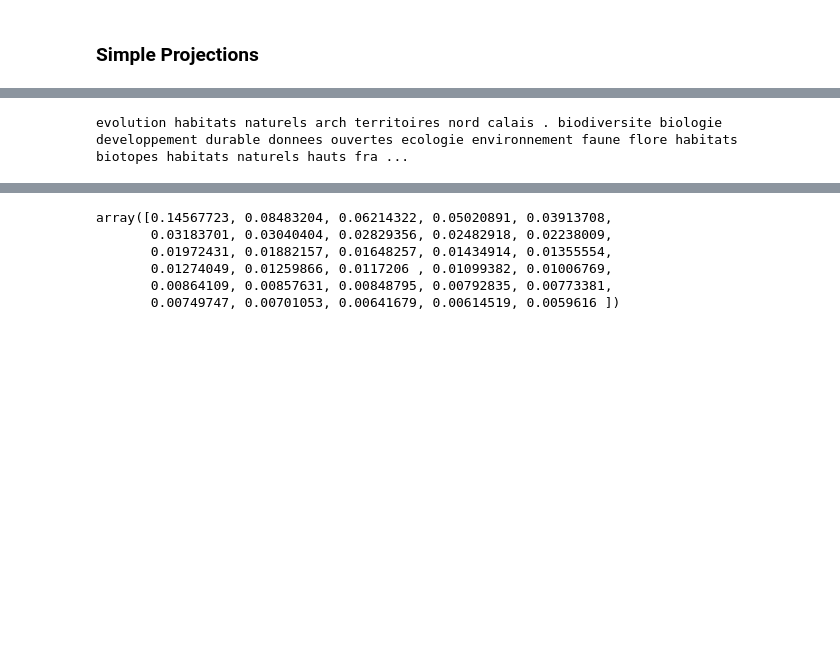
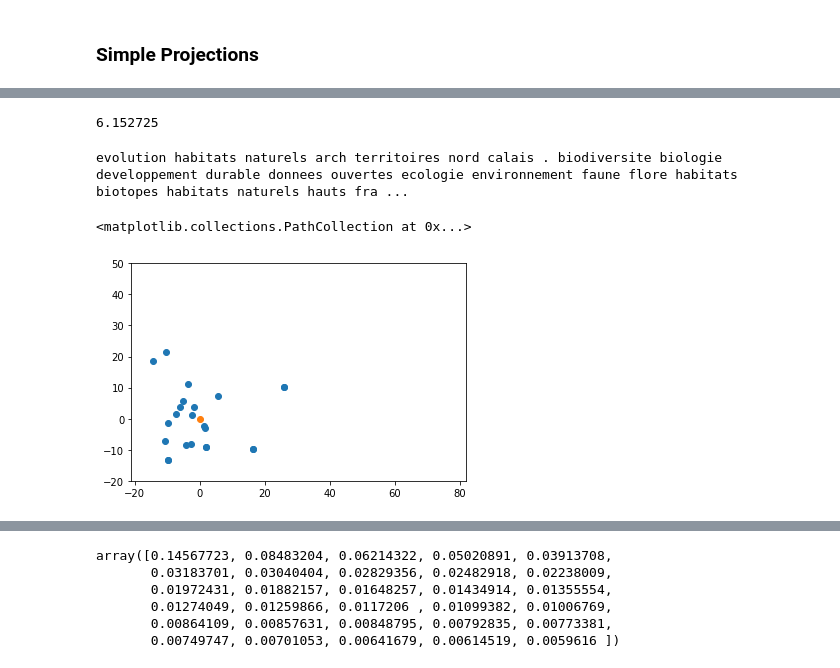
Before and after one commit to etalab-ia/florian_opendatascience, a Jupyter notebook: src/Notebooks/SKlearn LDA v2- nodescp.ipynb, the cells around one changed output, grey strips where cells are left out. Saved outputs shown, nothing was run; the diff lists cells and outputs as text; code cells hidden in the pictures; blank space fills up the shorter version.

```diff
--- a/src/Notebooks/SKlearn LDA v2- nodescp.ipynb
+++ b/src/Notebooks/SKlearn LDA v2- nodescp.ipynb
@@ -484,4 +488,25 @@ bar.finish()
+# %%
+np.var(vectors[21])
+# %% [output]
+6.152725
 # %%
 nlp(data_np_nostop[759])
 # %% [output]
 evolution habitats naturels arch territoires nord calais . biodiversite biologie developpement durable donnees ouvertes ecologie environnement faune flore habitats biotopes habitats naturels hauts fra ...
+# %%
+from sklearn import decomposition
+pca = decomposition.PCA(n_components=2)
+pca.fit(vectors_clean)
+vectors_pca=pca.transform(vectors_clean)
+# %%
+vectors_pca=vectors_pca.transpose()
+# %%
+x,y = np.mean(vectors_pca[0]), np.mean(vectors_pca[1])
+# %%
+plt.xlim(-21, 82)
+plt.ylim(-20, 50)
+plt.scatter(vectors_pca[0], vectors_pca[1])
+plt.scatter(x, y)
+# %% [output]
+<matplotlib.collections.PathCollection at 0x...>
+[figure, added]
```
Also changed, not shown: parts of 16 cells of this notebook, 4 other files.
